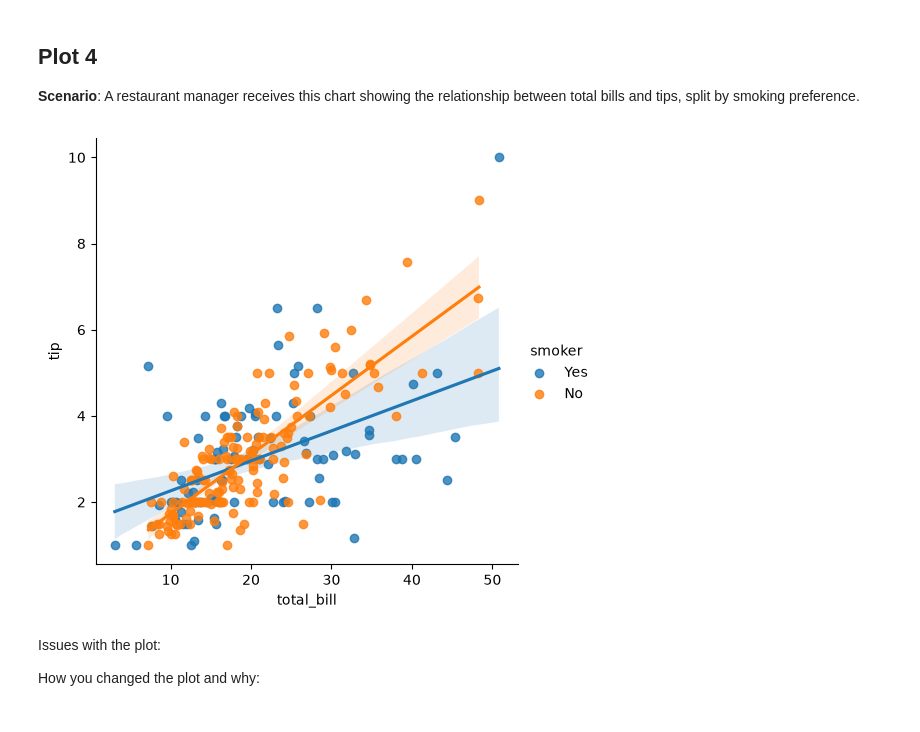
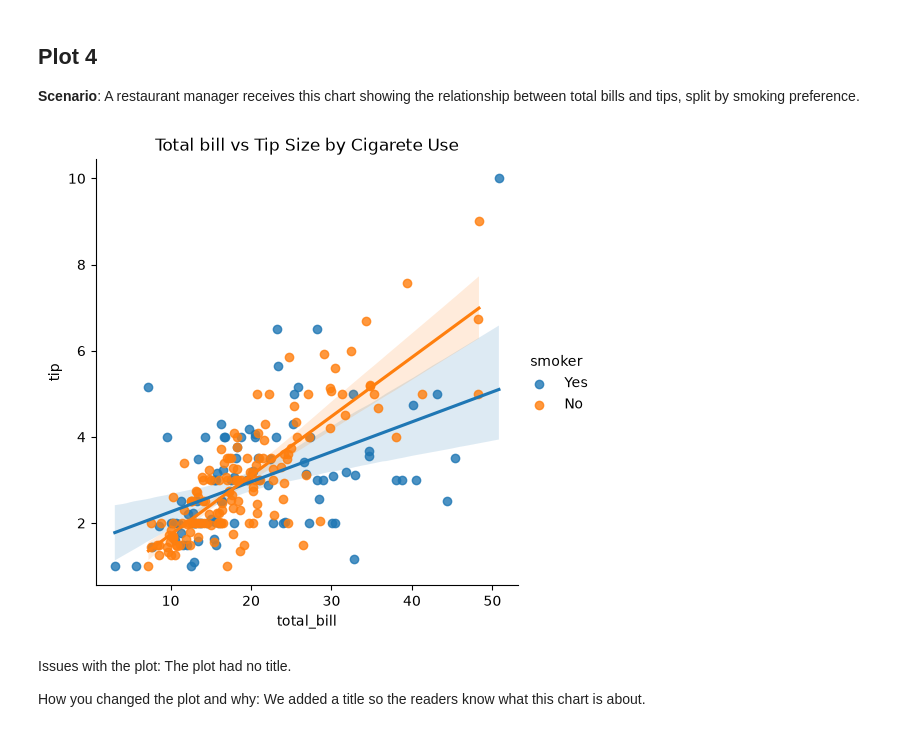
Before and after one commit to krisjanci/cmpsc105-lab05, a Jupyter notebook: lab05.ipynb, the cells around one changed output. Cells and saved outputs as stored; diff of their text form; code cells hidden in the pictures.

```diff
--- a/lab05.ipynb
+++ b/lab05.ipynb
@@ -76,12 +94,13 @@ How you changed the plot and why: We added `hue="year"` to differentiate lines b
 # %%
 tips = sns.load_dataset("tips")
 
 sns.lmplot(data=tips, x="total_bill", y="tip", hue="smoker")
+plt.title("Total bill vs Tip Size by Cigarete Use")
 plt.show()
 # %% [output]
-[figure, old version]
+[figure, new version]
 # %% [markdown]
-Issues with the plot:
+Issues with the plot: The plot had no title.
 
 
-How you changed the plot and why:
+How you changed the plot and why: We added a title so the readers know what this chart is about.
```
Also changed, not shown: parts of 3 cells of this notebook.
